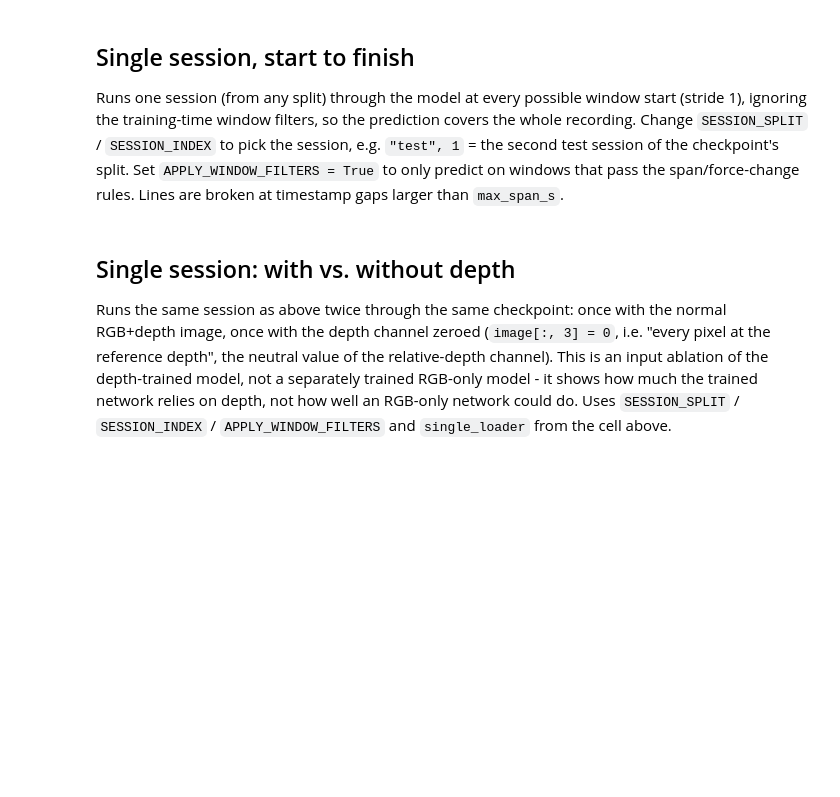
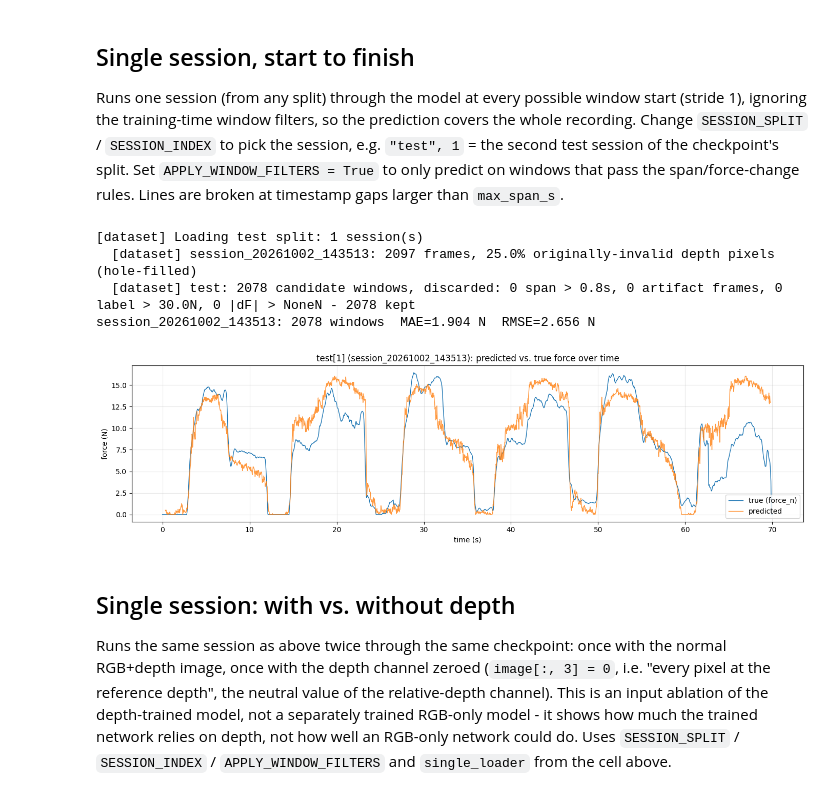
Before and after one commit to WouterDGries/ForceEstimationPipeline, a Jupyter notebook: Model2D/explore.ipynb, the cells around one changed output. Drawn from its saved outputs; the diff is of its cells as text; code cells hidden in the pictures; blank space fills up the shorter version.

```diff
--- a/Model2D/explore.ipynb
+++ b/Model2D/explore.ipynb
@@ -179,7 +217,7 @@ fig.tight_layout()
 Runs one session (from any split) through the model at every possible window start (stride 1), ignoring the training-time window filters, so the prediction covers the whole recording. Change `SESSION_SPLIT` / `SESSION_INDEX` to pick the session, e.g. `"test", 1` = the second test session of the checkpoint's split. Set `APPLY_WINDOW_FILTERS = True` to only predict on windows that pass the span/force-change rules. Lines are broken at timestamp gaps larger than `max_span_s`.
 # %%
 SESSION_SPLIT = "test"          # "train", "val" or "test"
-SESSION_INDEX = 0               # index into the checkpoint's <split> session list
+SESSION_INDEX = 1               # index into the checkpoint's <split> session list
 APPLY_WINDOW_FILTERS = False    # True = only windows passing the training window rules (see dataset.window_reject_reason)
 
 import copy
@@ -201,33 +239,39 @@ with torch.inference_mode():
     for batch in single_loader:
         image = batch["image"].to(device, non_blocking=True)
         with torch.autocast(device_type=device.type, dtype=autocast_dtype, enabled=autocast_dtype is not None):
             prediction = net(image).squeeze(1).float()
         prediction = train_module._clamp_predictions(prediction, clamp_sign)
         session_preds_n.append(prediction.cpu().numpy() * force_norm_scale_n)
         session_starts.append(batch["start_frame"].numpy())
 session_preds_n = np.concatenate(session_preds_n)
 session_label_frames = np.concatenate(session_starts) + label_offset
 session_trues_n = single_session.frame_force_n[session_label_frames]
 
 max_gap_s = model_config["window"]["max_span_s"]
 def _break_at_gaps(t_s, values):
     """Inserts NaN between samples more than max_gap_s apart so matplotlib doesn't draw straight lines across gaps."""
     gap_idx = np.where(np.diff(t_s) > max_gap_s)[0] + 1
     return np.insert(t_s, gap_idx, np.nan), np.insert(values.astype(float), gap_idx, np.nan)
 
 frame_t_s = (single_session.frame_ts_ns - single_session.frame_ts_ns[0]) / 1e9
 pred_t_s = frame_t_s[session_label_frames]
 
 fig, ax = plt.subplots(figsize=(14, 4))
 ax.plot(*_break_at_gaps(frame_t_s, single_session.frame_force_n), label="true (force_n)", linewidth=1)
 ax.plot(*_break_at_gaps(pred_t_s, session_preds_n), label="predicted", linewidth=1, alpha=0.8)
 ax.set_xlabel("time (s)"); ax.set_ylabel("force (N)"); ax.legend(); ax.grid(alpha=0.3)
 ax.set_title(f"{SESSION_SPLIT}[{SESSION_INDEX}] ({session_name}): predicted vs. true force over time")
 fig.tight_layout()
 
 session_err = session_preds_n - session_trues_n
 print(f"{session_name}: {len(session_preds_n)} windows  MAE={np.abs(session_err).mean():.3f} N  "
       f"RMSE={np.sqrt((session_err ** 2).mean()):.3f} N")
+# %% [output]
+[dataset] Loading test split: 1 session(s)
+  [dataset] session_20261002_143513: 2097 frames, 25.0% originally-invalid depth pixels (hole-filled)
+  [dataset] test: 2078 candidate windows, discarded: 0 span > 0.8s, 0 artifact frames, 0 label > 30.0N, 0 |dF| > NoneN - 2078 kept
+session_20261002_143513: 2078 windows  MAE=1.904 N  RMSE=2.656 N
+[figure, added]
 # %% [markdown]
 ## Single session: with vs. without depth
 
```
Also changed, not shown: parts of 7 cells of this notebook, 10 other files.
